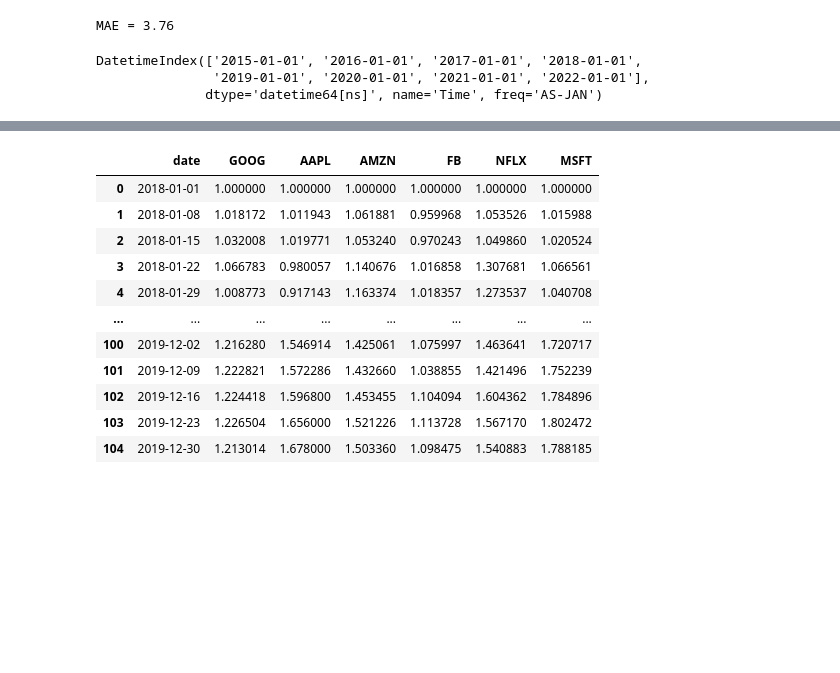
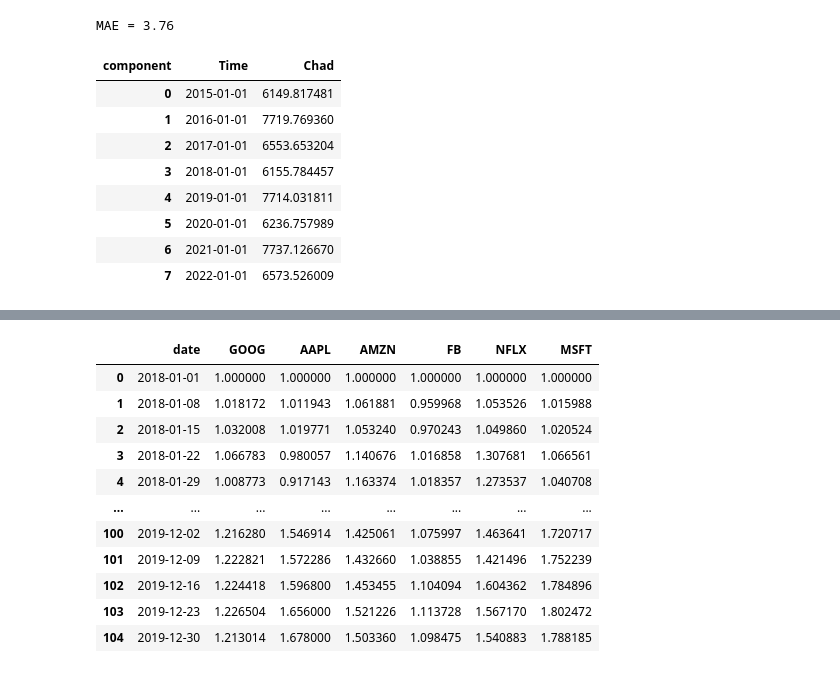
Before and after one commit to KTerhuja-2/HIV_cases, a Jupyter notebook: experiment_darts.ipynb, the cells around one changed output, grey strips where cells are left out. Cells and saved outputs as stored; diff of their text form; code cells hidden in the pictures; blank space fills up the shorter version.

```diff
--- a/experiment_darts.ipynb
+++ b/experiment_darts.ipynb
@@ -67,11 +67,17 @@ print("MAE = {:.2f}".format(mae(validation_scaled, forecast_xgboost_scaled)))
 MAE = 3.76
 # %%
 values = forecast_nbeats['Chad'].pd_dataframe()
-values.index
+values.reset_index()
 # %% [output]
-DatetimeIndex(['2015-01-01', '2016-01-01', '2017-01-01', '2018-01-01',
-               '2019-01-01', '2020-01-01', '2021-01-01', '2022-01-01'],
-              dtype='datetime64[ns]', name='Time', freq='AS-JAN')
+| component | Time | Chad |
+| 0 | 2015-01-01 | 6149.817481 |
+| 1 | 2016-01-01 | 7719.769360 |
+| 2 | 2017-01-01 | 6553.653204 |
+| 3 | 2018-01-01 | 6155.784457 |
+| 4 | 2019-01-01 | 7714.031811 |
+| 5 | 2020-01-01 | 6236.757989 |
+| 6 | 2021-01-01 | 7737.126670 |
+| 7 | 2022-01-01 | 6573.526009 |
 # %%
 import plotly.express as px
 
```
Also changed, not shown: 1 other file.
